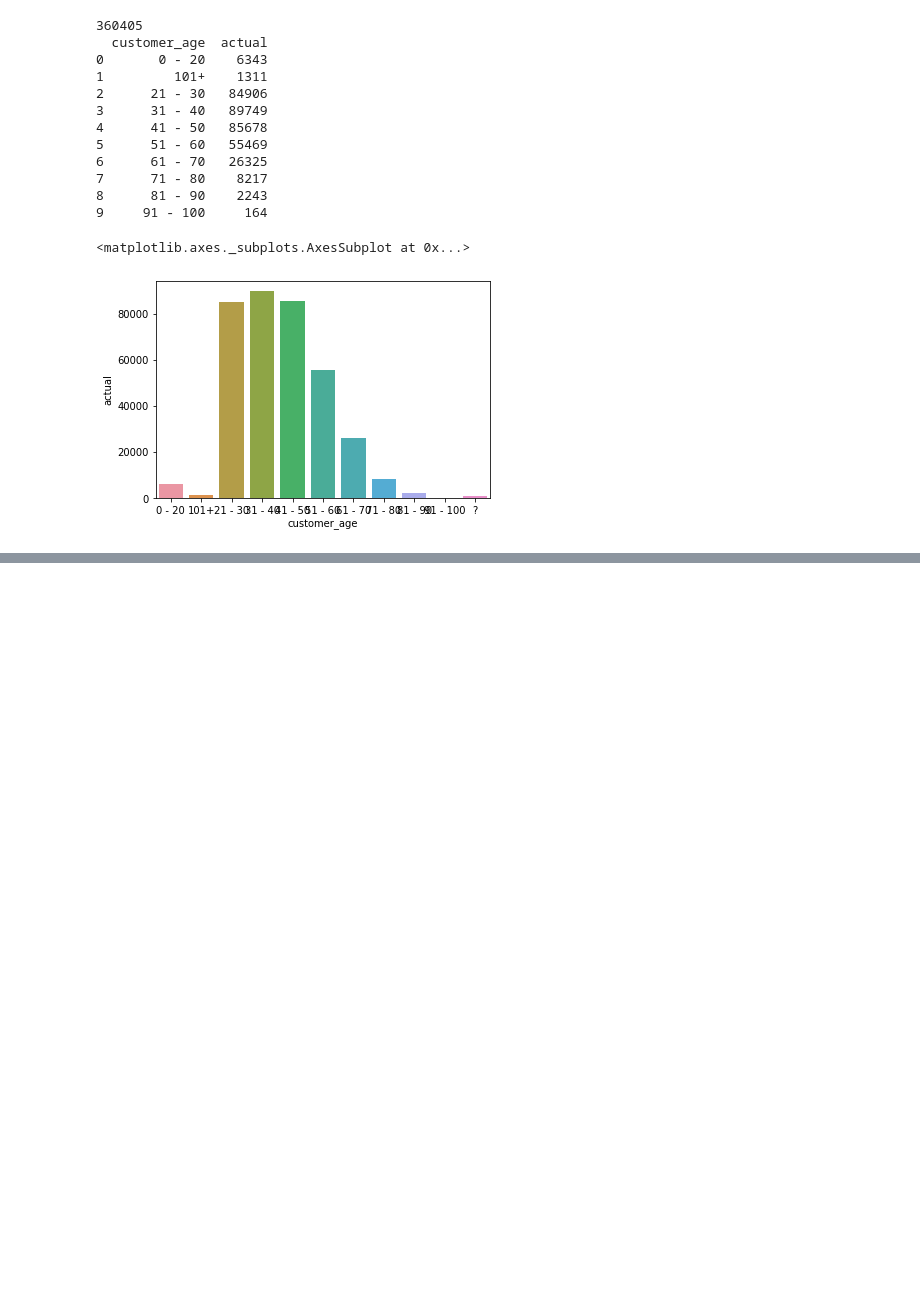
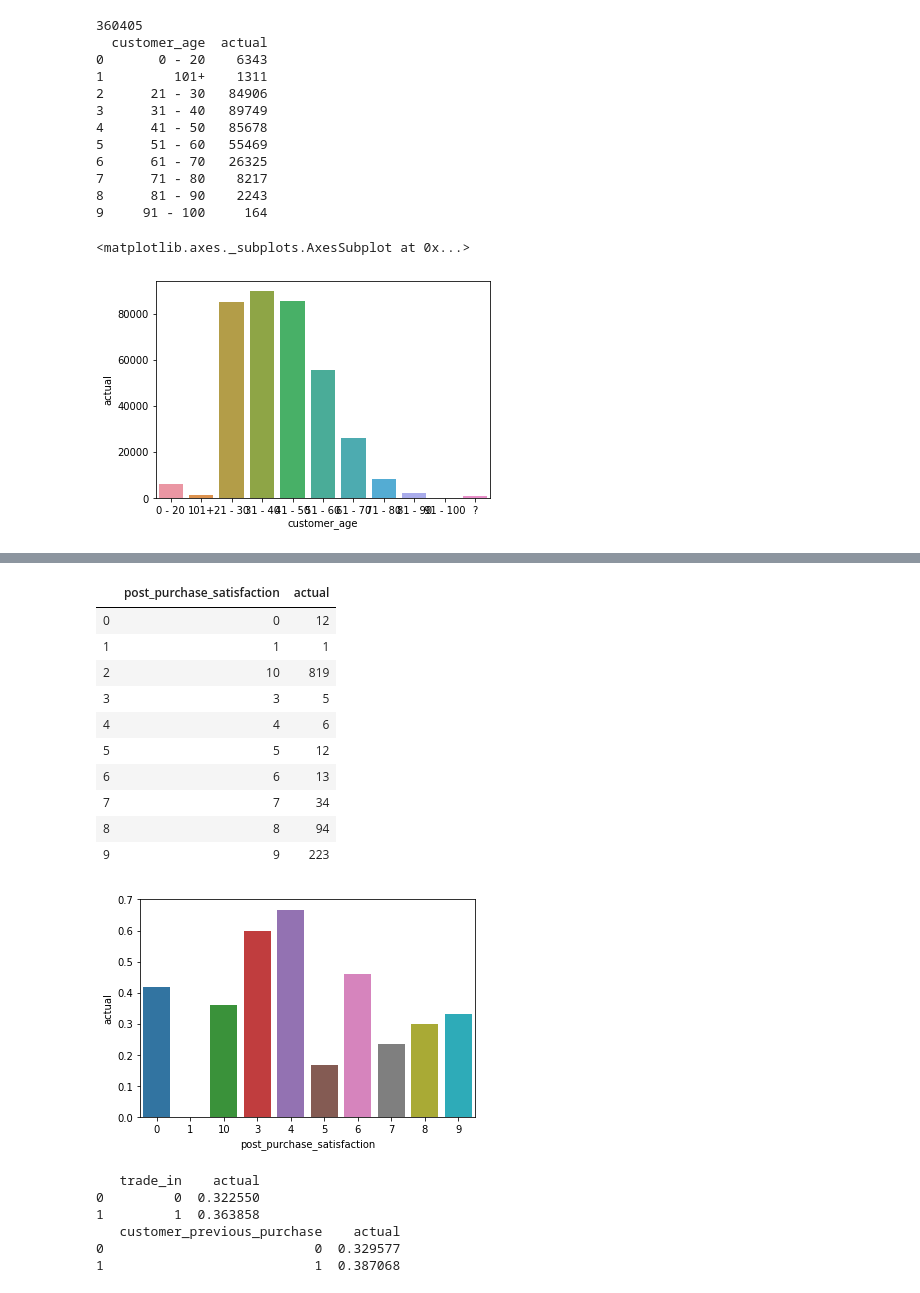
Before and after one commit to Natedogg373/CarMax_Analytics, a Jupyter notebook: EDA.ipynb, the cells around one changed output, grey strips where cells are left out. Drawn from its saved outputs; the diff is of its cells as text; code cells hidden in the pictures; blank space fills up the shorter version.

```diff
--- a/EDA.ipynb
+++ b/EDA.ipynb
@@ -188,0 +203,32 @@ See the caveats in the documentation: http://pandas.pydata.org/pandas-docs/stabl
+# %%
+data_1 = data.loc[data['post_purchase_satisfaction'] != '?'].groupby('post_purchase_satisfaction')['actual'].count().to_frame().reset_index()
+
+data_2 = data.loc[data['post_purchase_satisfaction'] != '?'].groupby('post_purchase_satisfaction')['actual'].mean().to_frame().reset_index()
+
+sns.barplot(x='post_purchase_satisfaction', y='actual', data=data_2)
+data_1.head(10)
+# %% [output]
+|  | post_purchase_satisfaction | actual |
+| 0 | 0 | 12 |
+| 1 | 1 | 1 |
+| 2 | 10 | 819 |
+| 3 | 3 | 5 |
+| 4 | 4 | 6 |
+| 5 | 5 | 12 |
+| 6 | 6 | 13 |
+| 7 | 7 | 34 |
+| 8 | 8 | 94 |
+| 9 | 9 | 223 |
+[figure, added]
+# %%
+trade_in = data.groupby('trade_in')['actual'].mean().to_frame().reset_index()
+print(trade_in.head())
+customer_previous_purchase = data.groupby('customer_previous_purchase')['actual'].mean().to_frame().reset_index()
+print(customer_previous_purchase.head())
+# %% [output]
+   trade_in    actual
+0         0  0.322550
+1         1  0.363858
+   customer_previous_purchase    actual
+0                           0  0.329577
+1                           1  0.387068
```
Also changed, not shown: parts of 12 cells of this notebook.
